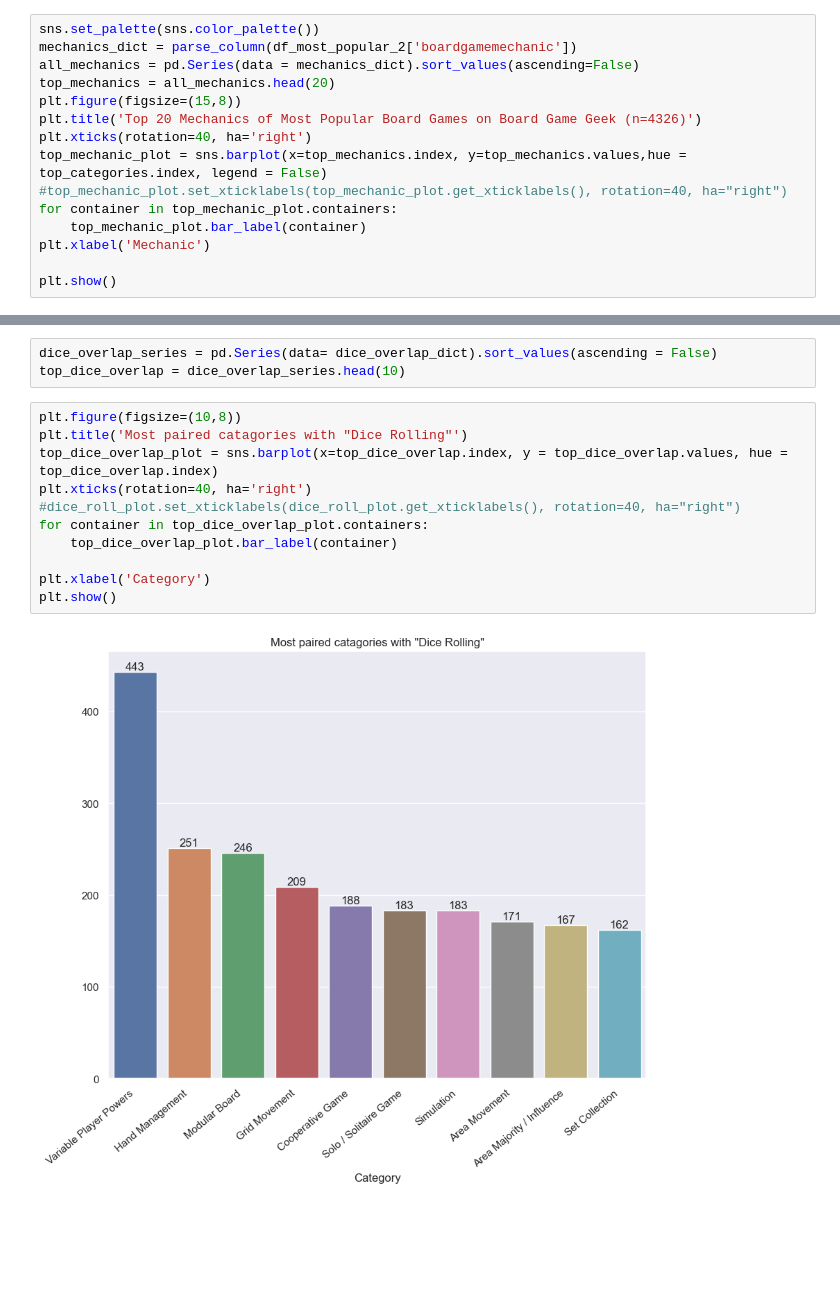
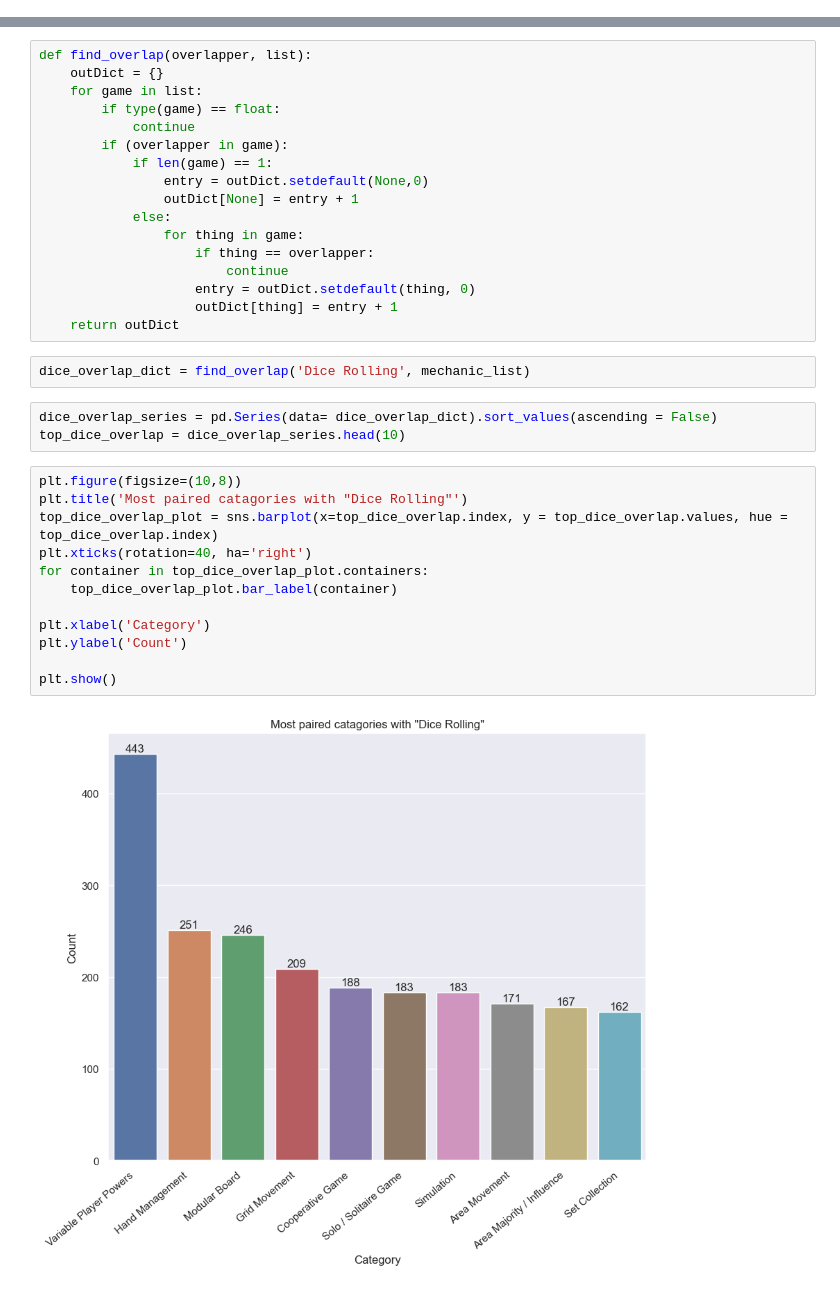
Before and after one commit to J-Zoo99/portfolio, a Jupyter notebook: BoardGameGeek.ipynb, the cells around one changed output, grey strips where cells are left out. Drawn from its saved outputs; the diff is of its cells as text; blank space fills up the shorter version.

Commit message:
Added overlap analysis.

```diff
--- a/BoardGameGeek.ipynb
+++ b/BoardGameGeek.ipynb
@@ -444,17 +444,2 @@ There are also 83 categories in total on BGG.
 
 Board Game Geek also differenciates games based on the mechanics of each game:
-# %%
-sns.set_palette(sns.color_palette())
-mechanics_dict = parse_column(df_most_popular_2['boardgamemechanic'])
-all_mechanics = pd.Series(data = mechanics_dict).sort_values(ascending=False)
-top_mechanics = all_mechanics.head(20)
-plt.figure(figsize=(15,8))
-plt.title('Top 20 Mechanics of Most Popular Board Games on Board Game Geek (n=4326)')
-plt.xticks(rotation=40, ha='right')
-top_mechanic_plot = sns.barplot(x=top_mechanics.index, y=top_mechanics.values,hue = top_categories.index, legend = False)
-#top_mechanic_plot.set_xticklabels(top_mechanic_plot.get_xticklabels(), rotation=40, ha="right")
-for container in top_mechanic_plot.containers:
-    top_mechanic_plot.bar_label(container)
-plt.xlabel('Mechanic')
-
-plt.show()
@@ -604,19 +608,39 @@ for game in mechanic_list:
                     continue
                 entry = dice_overlap_dict.setdefault(mechanic, 0)
                 dice_overlap_dict[mechanic] = entry + 1
+# %%
+def find_overlap(overlapper, list):
+    outDict = {}
+    for game in list:
+        if type(game) == float:
+            continue
+        if (overlapper in game):
+            if len(game) == 1:
+                entry = outDict.setdefault(None,0)
+                outDict[None] = entry + 1
+            else:
+                for thing in game:
+                    if thing == overlapper:
+                        continue
+                    entry = outDict.setdefault(thing, 0)
+                    outDict[thing] = entry + 1
+    return outDict
+# %%
+dice_overlap_dict = find_overlap('Dice Rolling', mechanic_list)
 # %%
 dice_overlap_series = pd.Series(data= dice_overlap_dict).sort_values(ascending = False)
 top_dice_overlap = dice_overlap_series.head(10)
 # %%
 plt.figure(figsize=(10,8))
 plt.title('Most paired catagories with "Dice Rolling"')
 top_dice_overlap_plot = sns.barplot(x=top_dice_overlap.index, y = top_dice_overlap.values, hue = top_dice_overlap.index)
 plt.xticks(rotation=40, ha='right')
-#dice_roll_plot.set_xticklabels(dice_roll_plot.get_xticklabels(), rotation=40, ha="right")
 for container in top_dice_overlap_plot.containers:
     top_dice_overlap_plot.bar_label(container)
 
 plt.xlabel('Category')
+plt.ylabel('Count')
+
 plt.show()
 # %% [output]
-[figure, old version]
+[figure, new version]
```
Also changed, not shown: parts of 12 cells of this notebook.
